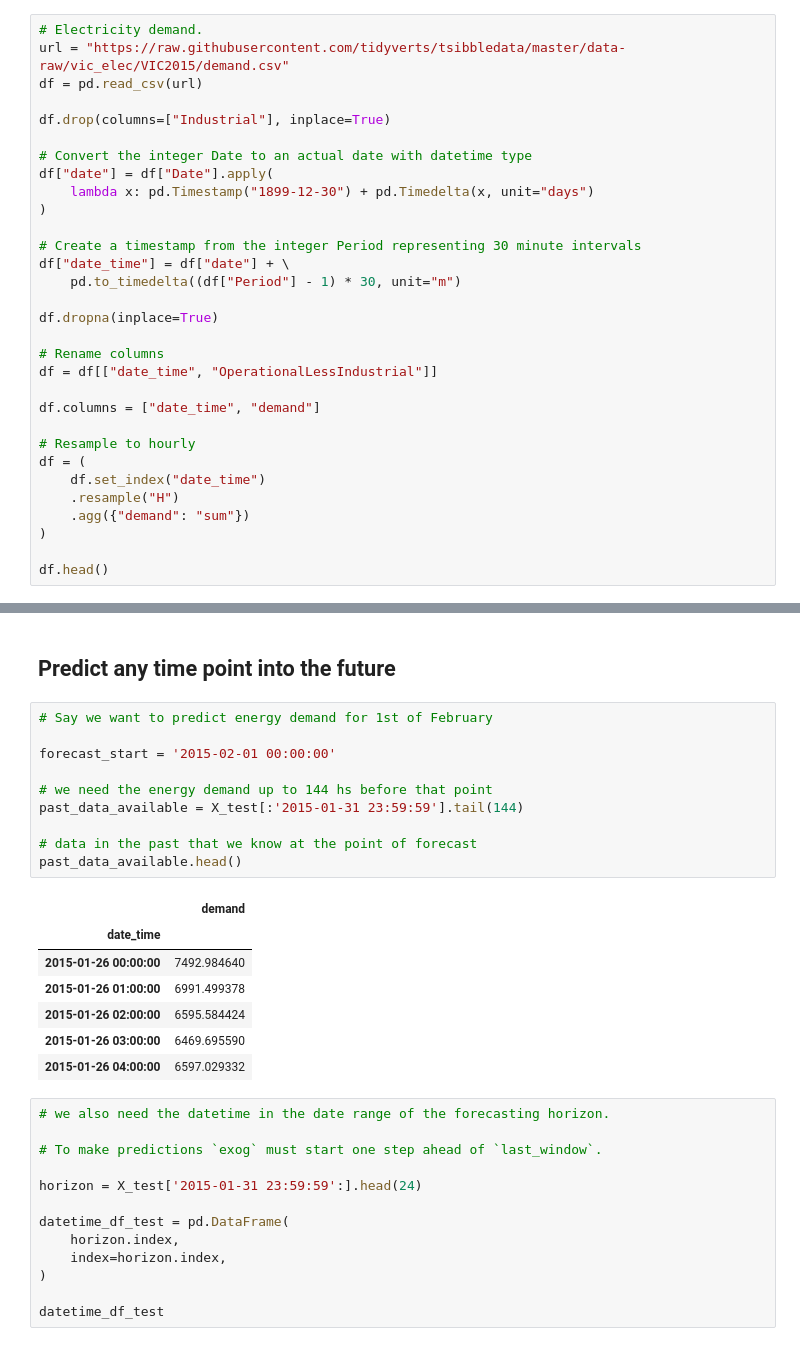
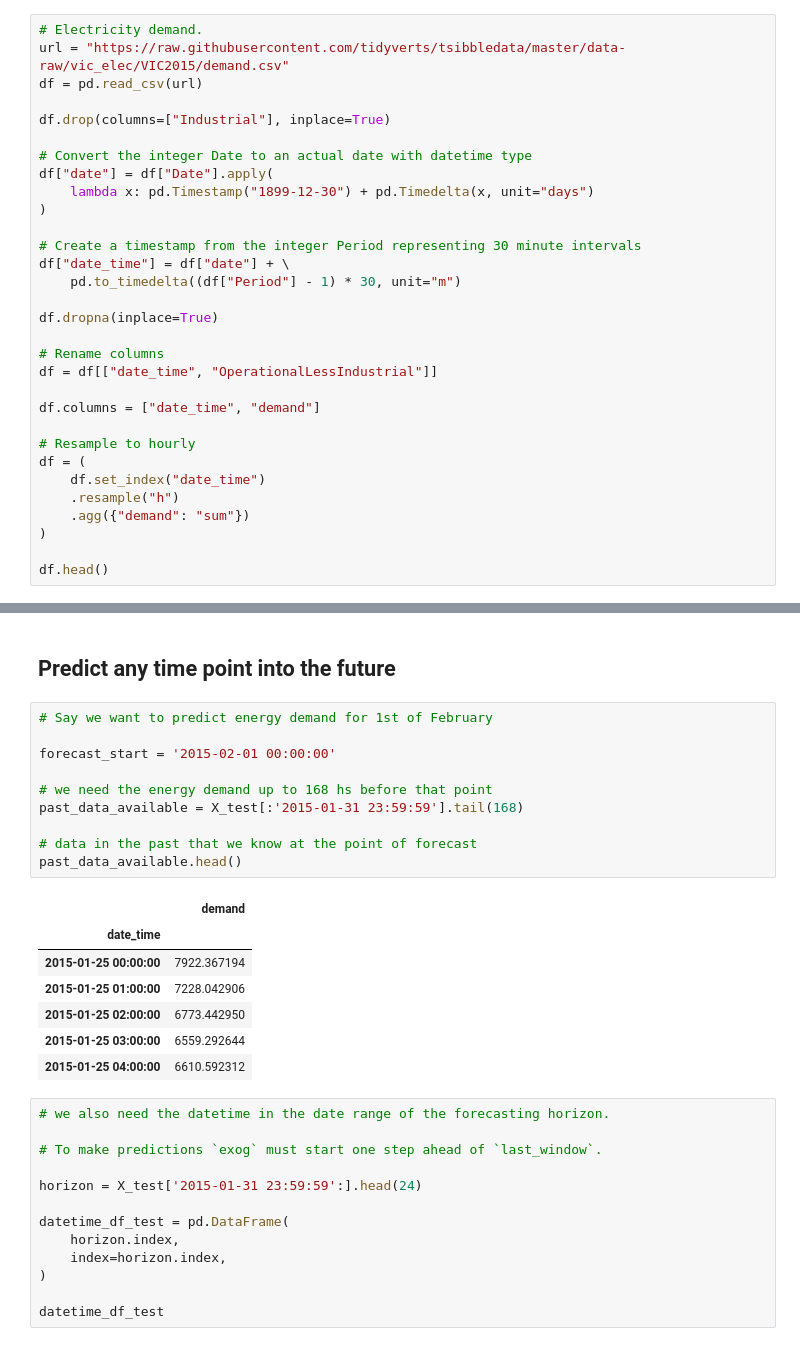
Before and after one commit to trainindata/forecasting-with-machine-learning, a Jupyter notebook: 02-multistep-forecasting/02-recursive-forecasting-with-future-known-features.ipynb, the cells around one changed output, grey strips where cells are left out. Cells and saved outputs as stored; diff of their text form.

```diff
--- a/02-multistep-forecasting/02-recursive-forecasting-with-future-known-features.ipynb
+++ b/02-multistep-forecasting/02-recursive-forecasting-with-future-known-features.ipynb
@@ -58,7 +59,7 @@ df.columns = ["date_time", "demand"]
 # Resample to hourly
 df = (
     df.set_index("date_time")
-    .resample("H")
+    .resample("h")
     .agg({"demand": "sum"})
 )
 
@@ -350,21 +350,21 @@ Test error (rmse): 234147.61493222843
 # %%
 # Say we want to predict energy demand for 1st of February
 
 forecast_start = '2015-02-01 00:00:00'
 
-# we need the energy demand up to 144 hs before that point
-past_data_available = X_test[:'2015-01-31 23:59:59'].tail(144)
+# we need the energy demand up to 168 hs before that point
+past_data_available = X_test[:'2015-01-31 23:59:59'].tail(168)
 
 # data in the past that we know at the point of forecast
 past_data_available.head()
 # %% [output]
 |  | demand |
 | date_time |  |
-| 2015-01-26 00:00:00 | 7492.984640 |
-| 2015-01-26 01:00:00 | 6991.499378 |
-| 2015-01-26 02:00:00 | 6595.584424 |
-| 2015-01-26 03:00:00 | 6469.695590 |
-| 2015-01-26 04:00:00 | 6597.029332 |
+| 2015-01-25 00:00:00 | 7922.367194 |
+| 2015-01-25 01:00:00 | 7228.042906 |
+| 2015-01-25 02:00:00 | 6773.442950 |
+| 2015-01-25 03:00:00 | 6559.292644 |
+| 2015-01-25 04:00:00 | 6610.592312 |
 # %%
 # we also need the datetime in the date range of the forecasting horizon.
 
```
Also changed, not shown: parts of 13 cells of this notebook, 7 other files.
